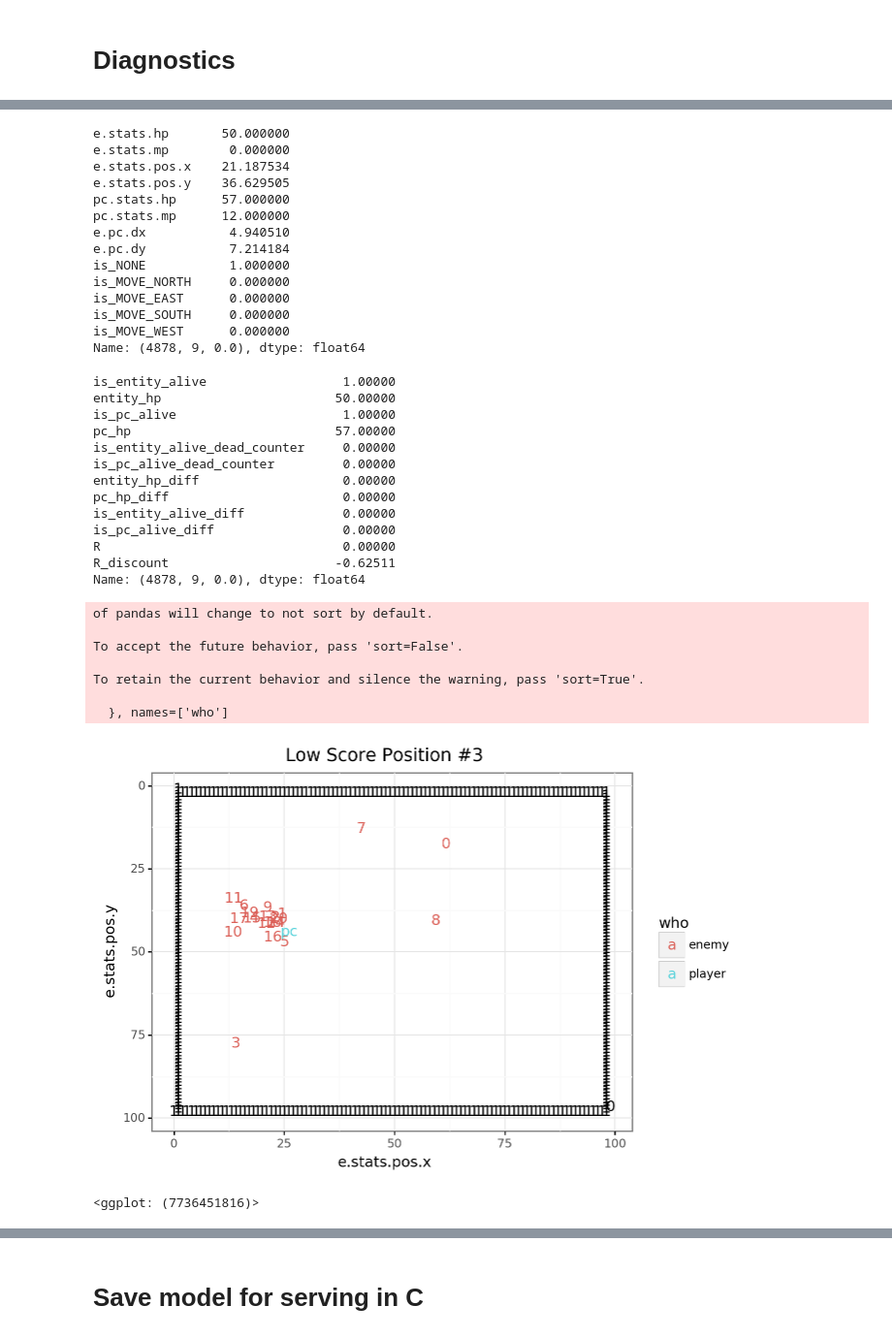
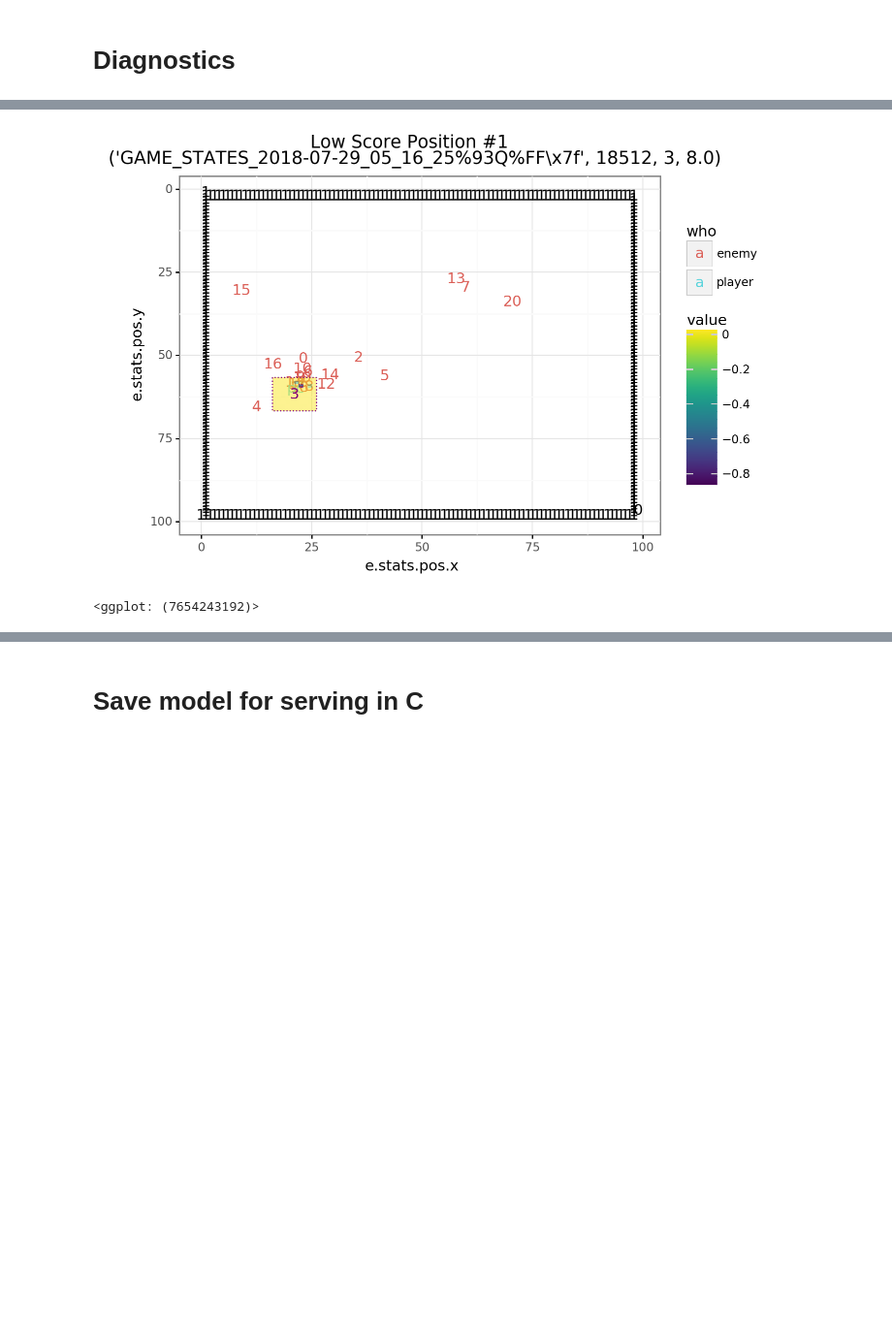
Before and after one commit to lpekelis/flare-ai, a Jupyter notebook: MDP model v0.ipynb, the cells around one changed output, grey strips where cells are left out. Shown at 97% size. Saved outputs shown, nothing was run; the diff lists cells and outputs as text; code cells hidden in the pictures; blank space fills up the shorter version.

```diff
--- a/MDP model v0.ipynb
+++ b/MDP model v0.ipynb
@@ -588,8 +247,8 @@ ggplot(pred, aes(x='R_discount')) + geom_histogram(bins=100)
 low_score_idxs = pred.sort_values('R_discount').head().index.values
 hi_score_idxs = pred.sort_values('R_discount', ascending=False).head().index.values
 
-low_score_idxs = X6.index.values[low_score_idxs]
-hi_score_idxs = X6.index.values[hi_score_idxs]
+#low_score_idxs = X.index.values[low_score_idxs]
+#hi_score_idxs = X.index.values[hi_score_idxs]
 # %%
 display(
     low_score_idxs,
@@ -614 +283,10 @@ y6.reset_index()[['R_discount']].join(pred, rsuffix='_pred').pipe(
+# %%
+collision_layer = feature_utils.load_collision_layer()
+# %%
+diagnositic_viz = DiagnosticViz(
+    model=model,
+    session=sess,
+    background=X.sample(n=1000, replace=False).pipe(lambda df: np.array(df, dtype=np.float32)),
+    overlays=[collision_layer]
+)
 # %% [markdown]
@@ -694,39 +294,13 @@ To retain the current behavior and silence the warning, pass 'sort=True'.
-# %%
-diagnostic_display(X6, y6, low_score_idxs[2], file_name, 'Low Score Position #3')
-# %% [output]
-e.stats.hp       50.000000
-e.stats.mp        0.000000
-e.stats.pos.x    21.187534
-e.stats.pos.y    36.629505
-pc.stats.hp      57.000000
-pc.stats.mp      12.000000
-e.pc.dx           4.940510
-e.pc.dy           7.214184
-is_NONE           1.000000
-is_MOVE_NORTH     0.000000
-is_MOVE_EAST      0.000000
-is_MOVE_SOUTH     0.000000
-is_MOVE_WEST      0.000000
-Name: (4878, 9, 0.0), dtype: float64
-is_entity_alive                  1.00000
-entity_hp                       50.00000
-is_pc_alive                      1.00000
-pc_hp                           57.00000
-is_entity_alive_dead_counter     0.00000
-is_pc_alive_dead_counter         0.00000
-entity_hp_diff                   0.00000
-pc_hp_diff                       0.00000
-is_entity_alive_diff             0.00000
-is_pc_alive_diff                 0.00000
-R                                0.00000
-R_discount                      -0.62511
-Name: (4878, 9, 0.0), dtype: float64
-of pandas will change to not sort by default.
-
-To accept the future behavior, pass 'sort=False'.
-
-To retain the current behavior and silence the warning, pass 'sort=True'.
-
-  }, names=['who']
-[figure, removed]
-<ggplot: (7736451816)>
+# %%
+score_idx = 0
+(text, p) = diagnositic_viz.display(
+    X=X,
+    y=y,
+    states=game_states,
+    idx=low_score_idxs[score_idx],
+)
+# %%
+p + ggtitle(f'Low Score Position #{score_idx+1} \n {low_score_idxs[score_idx]}')
+# %% [output]
+[figure, added]
+<ggplot: (7654243192)>
```
Also changed, not shown: parts of 150 cells of this notebook, 1 other file.
